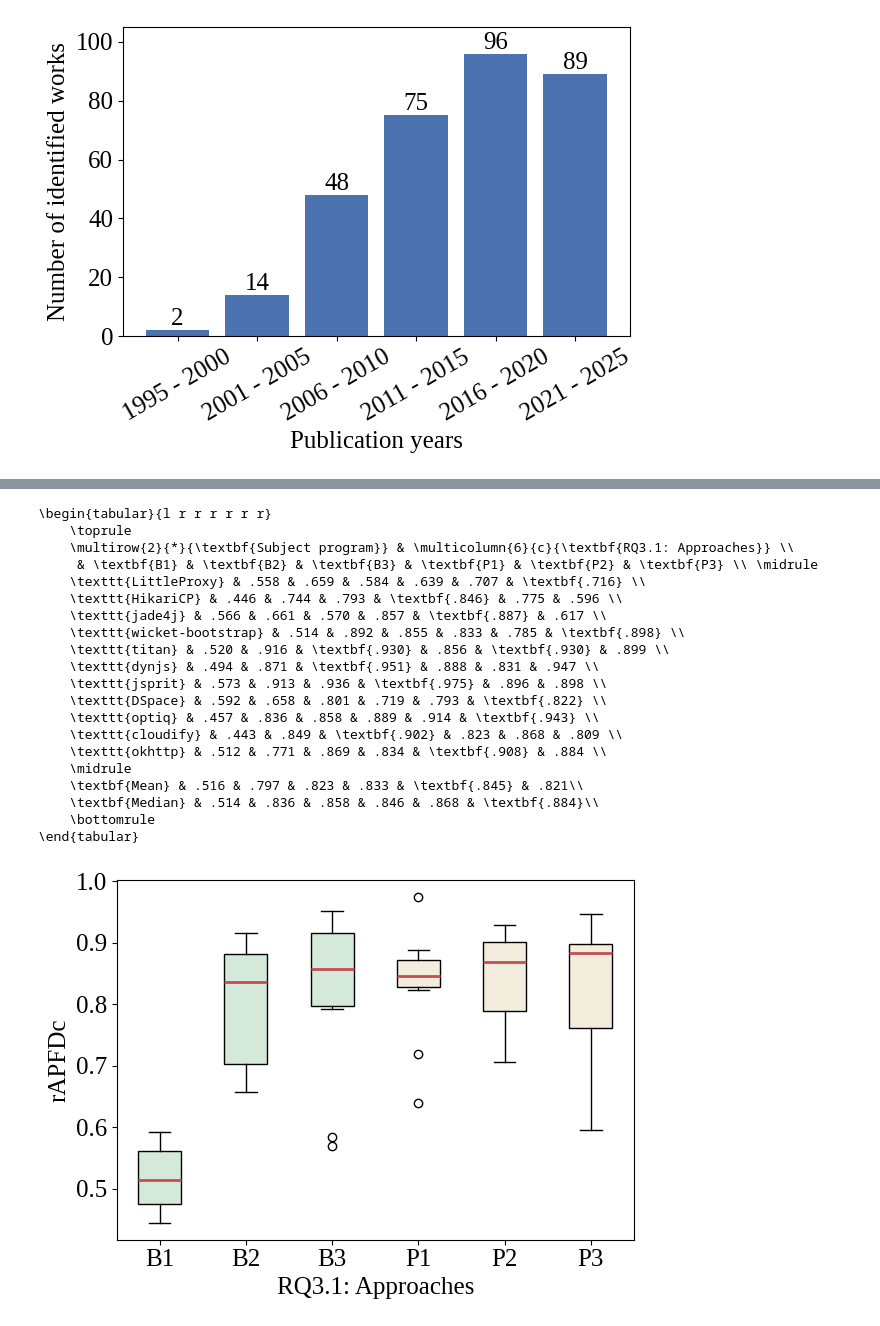
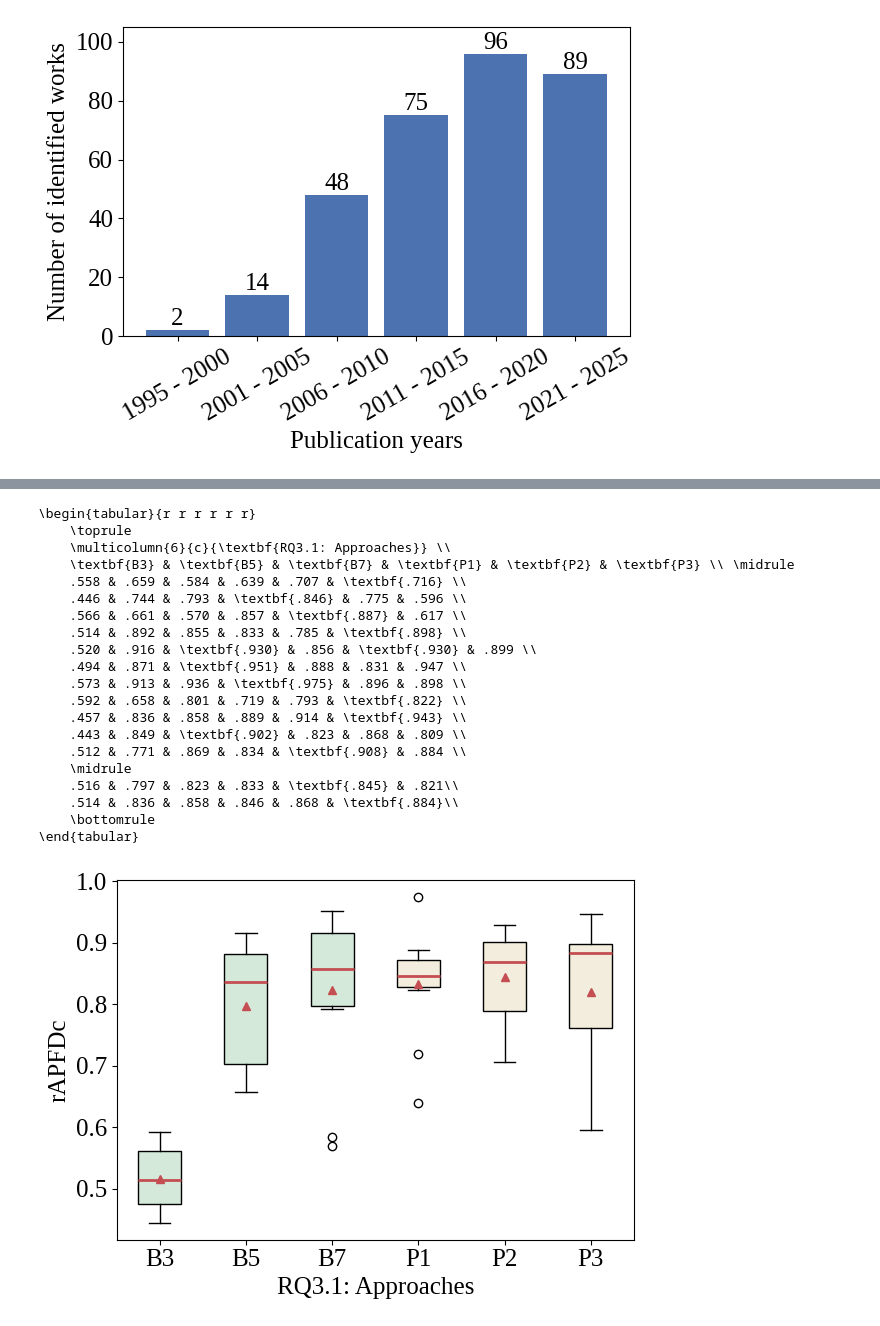
Before and after one commit to LechMadeyski/MSc25TomaszChojnacki, a Jupyter notebook: figures/figures.ipynb, the cells around one changed output, grey strips where cells are left out. Drawn from its saved outputs; the diff is of its cells as text; code cells hidden in the pictures.

```diff
--- a/figures/figures.ipynb
+++ b/figures/figures.ipynb
@@ -53,7 +53,7 @@ def rq_boxplot(
     plt.clf()
     plt.xlabel(xlabel)
     plt.ylabel(ylabel)
-    bp = plt.boxplot(values, tick_labels=tlabel, patch_artist=True, medianprops={"color": "C2", "linewidth": 2})
+    bp = plt.boxplot(values, tick_labels=tlabel, patch_artist=True, showmeans=True, medianprops={"color": "C2", "linewidth": 2})
     for bi, box in enumerate(bp["boxes"]):
         box.set_facecolor(BC if bi < baseline else PC)
     if negative:
@@ -396,34 +396,35 @@ rq(
 # %%
 rq(
     input="rq3-rapfdc",
     ais=range(6),
     ylabel="rAPFDc",
     xlabel="RQ3.1: Approaches",
-    tlabel=["B1", "B2", "B3", "P1", "P2", "P3"],
+    tlabel=["B3", "B5", "B7", "P1", "P2", "P3"],
     baseline=3,
+    subsequent=True,
 )
 # %% [output]
-\begin{tabular}{l r r r r r r}
+\begin{tabular}{r r r r r r}
     \toprule
-    \multirow{2}{*}{\textbf{Subject program}} & \multicolumn{6}{c}{\textbf{RQ3.1: Approaches}} \\
-     & \textbf{B1} & \textbf{B2} & \textbf{B3} & \textbf{P1} & \textbf{P2} & \textbf{P3} \\ \midrule
-    \texttt{LittleProxy} & .558 & .659 & .584 & .639 & .707 & \textbf{.716} \\
-    \texttt{HikariCP} & .446 & .744 & .793 & \textbf{.846} & .775 & .596 \\
-    \texttt{jade4j} & .566 & .661 & .570 & .857 & \textbf{.887} & .617 \\
-    \texttt{wicket-bootstrap} & .514 & .892 & .855 & .833 & .785 & \textbf{.898} \\
-    \texttt{titan} & .520 & .916 & \textbf{.930} & .856 & \textbf{.930} & .899 \\
-    \texttt{dynjs} & .494 & .871 & \textbf{.951} & .888 & .831 & .947 \\
-    \texttt{jsprit} & .573 & .913 & .936 & \textbf{.975} & .896 & .898 \\
-    \texttt{DSpace} & .592 & .658 & .801 & .719 & .793 & \textbf{.822} \\
-    \texttt{optiq} & .457 & .836 & .858 & .889 & .914 & \textbf{.943} \\
-    \texttt{cloudify} & .443 & .849 & \textbf{.902} & .823 & .868 & .809 \\
-    \texttt{okhttp} & .512 & .771 & .869 & .834 & \textbf{.908} & .884 \\
+    \multicolumn{6}{c}{\textbf{RQ3.1: Approaches}} \\
+    \textbf{B3} & \textbf{B5} & \textbf{B7} & \textbf{P1} & \textbf{P2} & \textbf{P3} \\ \midrule
+    .558 & .659 & .584 & .639 & .707 & \textbf{.716} \\
+    .446 & .744 & .793 & \textbf{.846} & .775 & .596 \\
+    .566 & .661 & .570 & .857 & \textbf{.887} & .617 \\
+    .514 & .892 & .855 & .833 & .785 & \textbf{.898} \\
+    .520 & .916 & \textbf{.930} & .856 & \textbf{.930} & .899 \\
+    .494 & .871 & \textbf{.951} & .888 & .831 & .947 \\
+    .573 & .913 & .936 & \textbf{.975} & .896 & .898 \\
+    .592 & .658 & .801 & .719 & .793 & \textbf{.822} \\
+    .457 & .836 & .858 & .889 & .914 & \textbf{.943} \\
+    .443 & .849 & \textbf{.902} & .823 & .868 & .809 \\
+    .512 & .771 & .869 & .834 & \textbf{.908} & .884 \\
     \midrule
-    \textbf{Mean} & .516 & .797 & .823 & .833 & \textbf{.845} & .821\\
-    \textbf{Median} & .514 & .836 & .858 & .846 & .868 & \textbf{.884}\\
+    .516 & .797 & .823 & .833 & \textbf{.845} & .821\\
+    .514 & .836 & .858 & .846 & .868 & \textbf{.884}\\
     \bottomrule
 \end{tabular}
-[figure, old version]
+[figure, new version]
 # %%
 rq(
     input="rq3-ntr",
```
Also changed, not shown: parts of 10 cells of this notebook, 12 other files.
